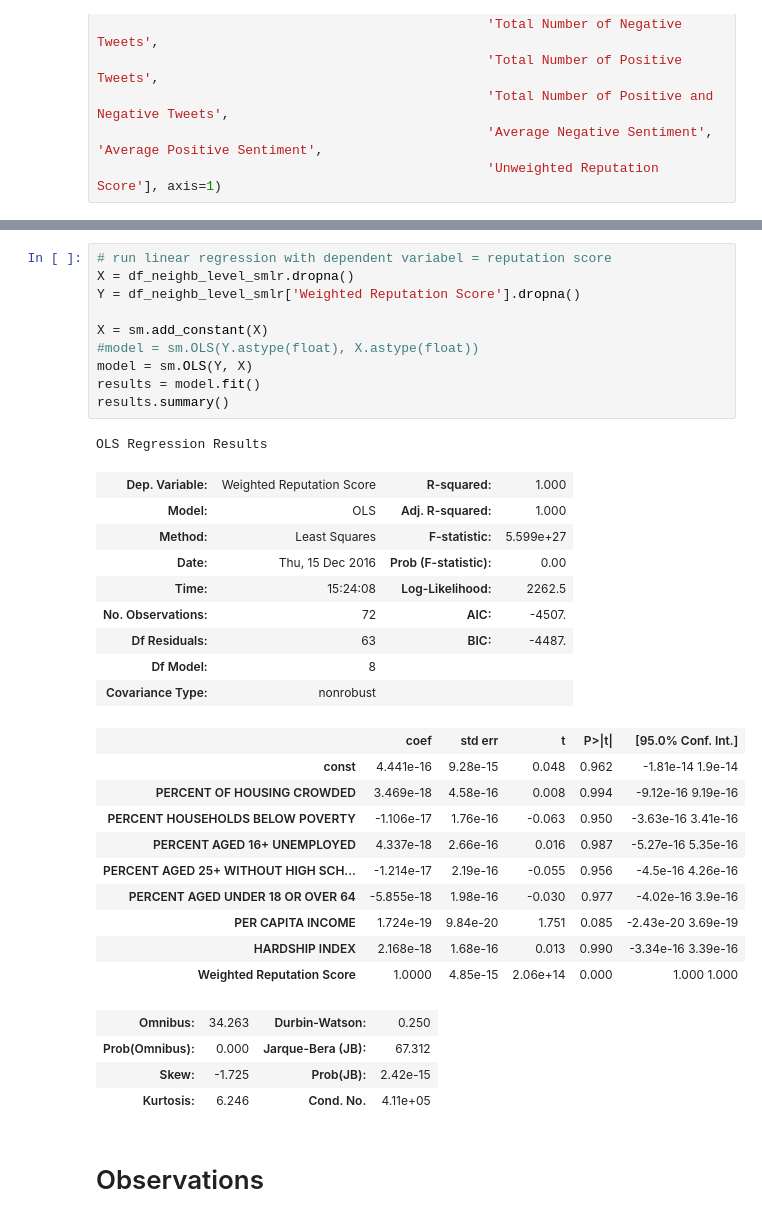
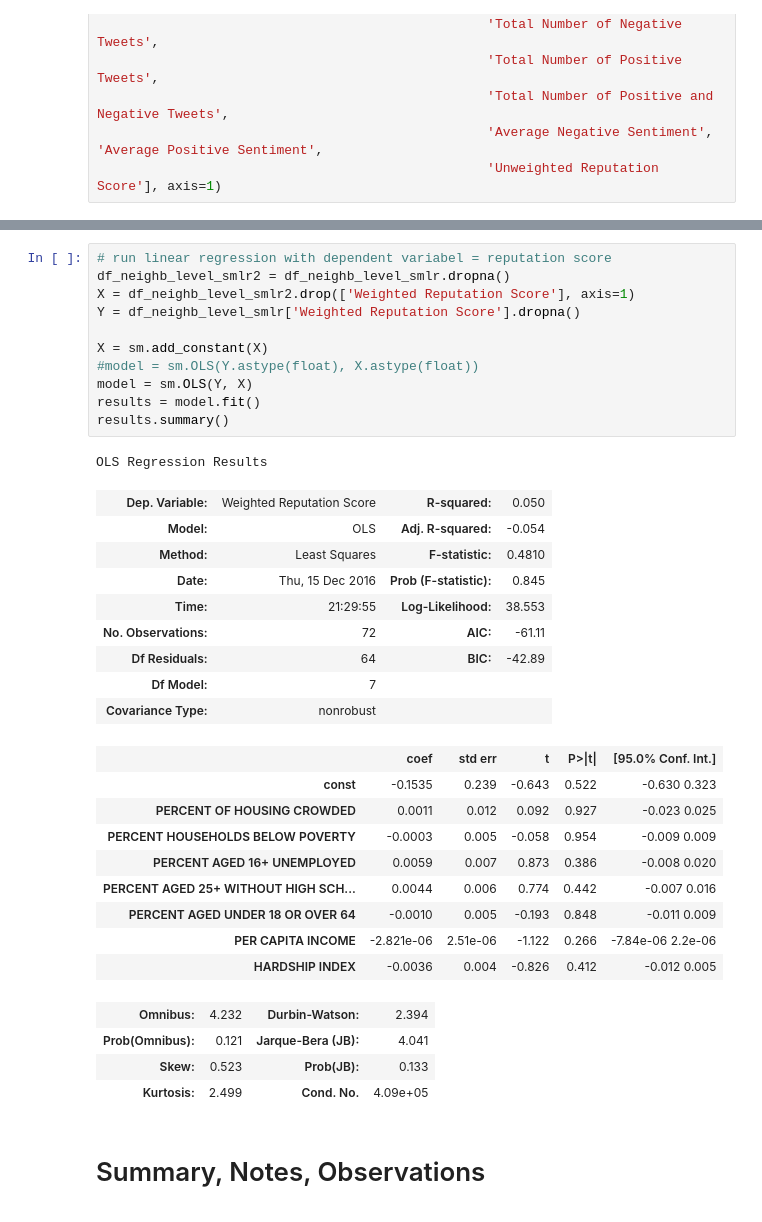
Before and after one commit to yarikan-zz/exploring-neighborhood-reputation, a Jupyter notebook: analysis_notebook.ipynb, the cells around one changed output, grey strips where cells are left out. Saved outputs shown, nothing was run; the diff lists cells and outputs as text.

```diff
--- a/analysis_notebook.ipynb
+++ b/analysis_notebook.ipynb
@@ -576,38 +601,38 @@ df_neighb_level_smlr.corr()  # this only shows r's but not signifiance level of
 | Weighted Reputation Score | 0.066932 | -0.031253 | 0.024217 | 0.103745 | ... |
 # %%
 # run linear regression with dependent variabel = reputation score
-X = df_neighb_level_smlr.dropna()
+df_neighb_level_smlr2 = df_neighb_level_smlr.dropna()
+X = df_neighb_level_smlr2.drop(['Weighted Reputation Score'], axis=1)
 Y = df_neighb_level_smlr['Weighted Reputation Score'].dropna()
 
 X = sm.add_constant(X)
 #model = sm.OLS(Y.astype(float), X.astype(float))
 model = sm.OLS(Y, X)
 results = model.fit()
 results.summary()
 # %% [output]
 OLS Regression Results
-| Dep. Variable: | Weighted Reputation Score | R-squared: | 1.000 |
-| Model: | OLS | Adj. R-squared: | 1.000 |
-| Method: | Least Squares | F-statistic: | 5.599e+27 |
-| Date: | Thu, 15 Dec 2016 | Prob (F-statistic): | 0.00 |
-| Time: | 15:24:08 | Log-Likelihood: | 2262.5 |
-| No. Observations: | 72 | AIC: | -4507. |
-| Df Residuals: | 63 | BIC: | -4487. |
-| Df Model: | 8 |  |  |
+| Dep. Variable: | Weighted Reputation Score | R-squared: | 0.050 |
+| Model: | OLS | Adj. R-squared: | -0.054 |
+| Method: | Least Squares | F-statistic: | 0.4810 |
+| Date: | Thu, 15 Dec 2016 | Prob (F-statistic): | 0.845 |
+| Time: | 21:29:55 | Log-Likelihood: | 38.553 |
+| No. Observations: | 72 | AIC: | -61.11 |
+| Df Residuals: | 64 | BIC: | -42.89 |
+| Df Model: | 7 |  |  |
 | Covariance Type: | nonrobust |  |  |
 |  | coef | std err | t | P>|t| | [95.0% Conf. Int.] |
-| const | 4.441e-16 | 9.28e-15 | 0.048 | 0.962 | -1.81e-14 1.9e-14 |
-| PERCENT OF HOUSING CROWDED | 3.469e-18 | 4.58e-16 | 0.008 | 0.994 | -9.12e-16 9.19e-16 |
-| PERCENT HOUSEHOLDS BELOW POVERTY | -1.106e-17 | 1.76e-16 | -0.063 | 0.950 | -3.63e-16 3.41e-16 |
-| PERCENT AGED 16+ UNEMPLOYED | 4.337e-18 | 2.66e-16 | 0.016 | 0.987 | -5.27e-16 5.35e-16 |
-| PERCENT AGED 25+ WITHOUT HIGH SCH... | -1.214e-17 | 2.19e-16 | -0.055 | 0.956 | -4.5e-16 4.26e-16 |
-| PERCENT AGED UNDER 18 OR OVER 64 | -5.855e-18 | 1.98e-16 | -0.030 | 0.977 | -4.02e-16 3.9e-16 |
-| PER CAPITA INCOME | 1.724e-19 | 9.84e-20 | 1.751 | 0.085 | -2.43e-20 3.69e-19 |
-| HARDSHIP INDEX | 2.168e-18 | 1.68e-16 | 0.013 | 0.990 | -3.34e-16 3.39e-16 |
-| Weighted Reputation Score | 1.0000 | 4.85e-15 | 2.06e+14 | 0.000 | 1.000 1.000 |
+| const | -0.1535 | 0.239 | -0.643 | 0.522 | -0.630 0.323 |
+| PERCENT OF HOUSING CROWDED | 0.0011 | 0.012 | 0.092 | 0.927 | -0.023 0.025 |
+| PERCENT HOUSEHOLDS BELOW POVERTY | -0.0003 | 0.005 | -0.058 | 0.954 | -0.009 0.009 |
+| PERCENT AGED 16+ UNEMPLOYED | 0.0059 | 0.007 | 0.873 | 0.386 | -0.008 0.020 |
+| PERCENT AGED 25+ WITHOUT HIGH SCH... | 0.0044 | 0.006 | 0.774 | 0.442 | -0.007 0.016 |
+| PERCENT AGED UNDER 18 OR OVER 64 | -0.0010 | 0.005 | -0.193 | 0.848 | -0.011 0.009 |
+| PER CAPITA INCOME | -2.821e-06 | 2.51e-06 | -1.122 | 0.266 | -7.84e-06 2.2e-06 |
+| HARDSHIP INDEX | -0.0036 | 0.004 | -0.826 | 0.412 | -0.012 0.005 |
-| Omnibus: | 34.263 | Durbin-Watson: | 0.250 |
-| Prob(Omnibus): | 0.000 | Jarque-Bera (JB): | 67.312 |
-| Skew: | -1.725 | Prob(JB): | 2.42e-15 |
-| Kurtosis: | 6.246 | Cond. No. | 4.11e+05 |
+| Omnibus: | 4.232 | Durbin-Watson: | 2.394 |
+| Prob(Omnibus): | 0.121 | Jarque-Bera (JB): | 4.041 |
+| Skew: | 0.523 | Prob(JB): | 0.133 |
+| Kurtosis: | 2.499 | Cond. No. | 4.09e+05 |
 # %% [markdown]
-# Observations
+# Summary, Notes, Observations
```
Also changed, not shown: parts of 4 cells of this notebook.
